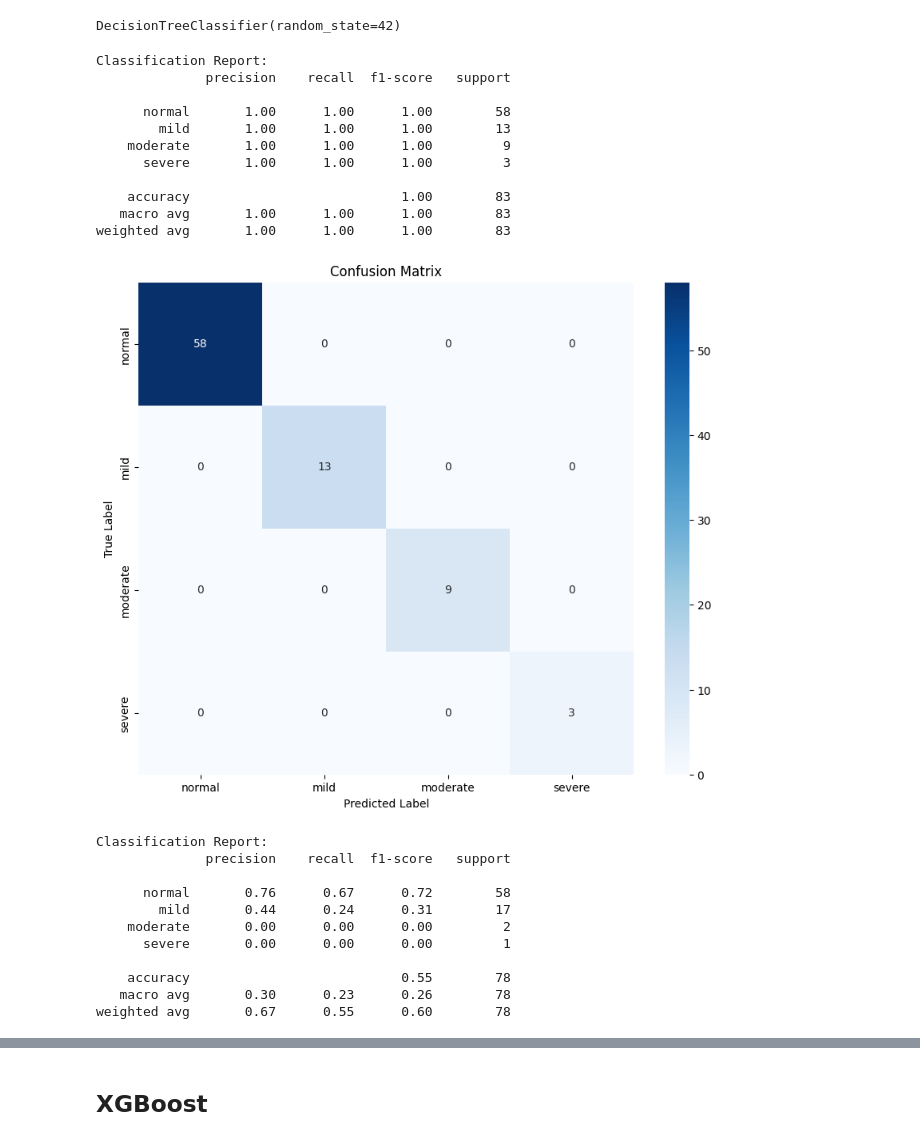
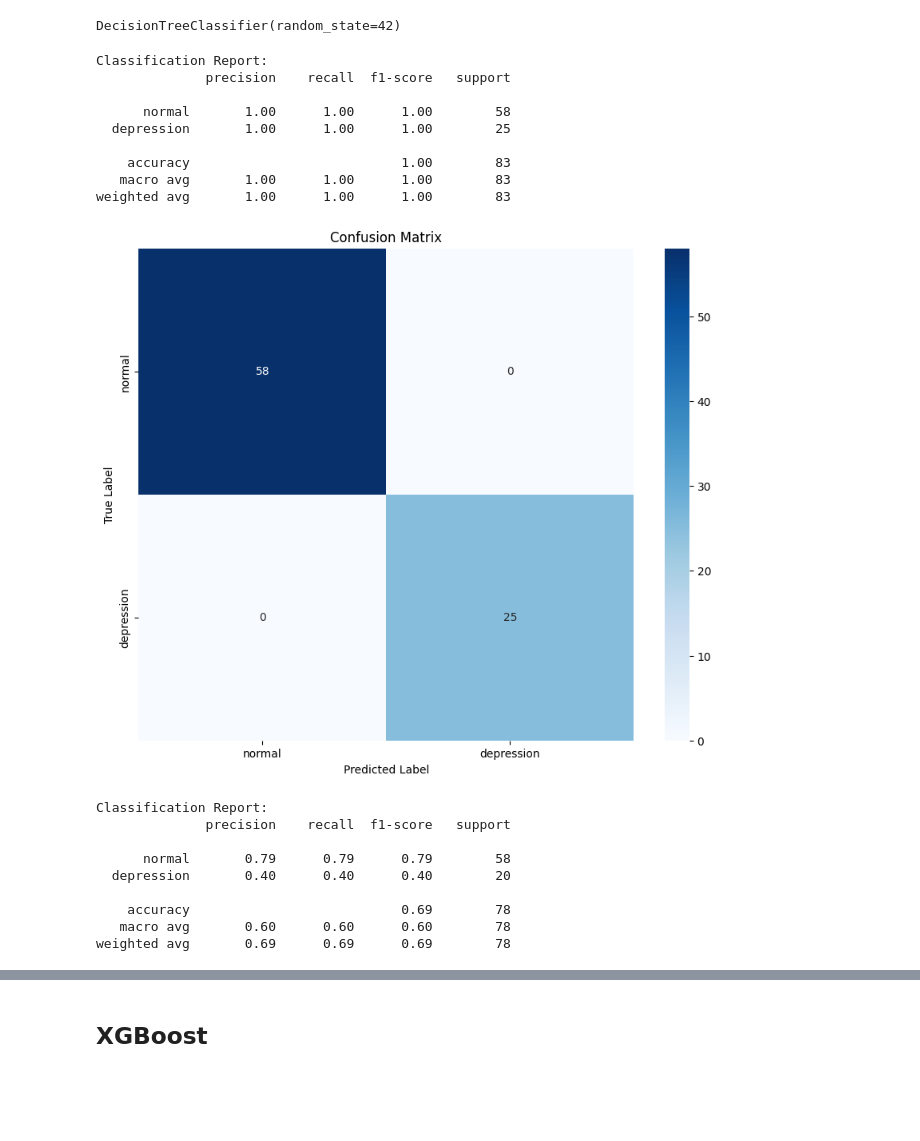
Before and after one commit to csipapicsa/DepressionPrediction, a Jupyter notebook: Model_Simple_EATD-corpus.ipynb, the cells around one changed output, grey strips where cells are left out. Drawn from its saved outputs; the diff is of its cells as text; code cells hidden in the pictures; blank space fills up the shorter version.

```diff
--- a/Model_Simple_EATD-corpus.ipynb
+++ b/Model_Simple_EATD-corpus.ipynb
@@ -19,6 +21,7 @@ folders = os.listdir(BASE_PATH)
 df = pd.read_csv('datasets/depression_categories_EATD-Corpus.csv')
 # the depresison column contains different strings, we need to convert them to integers into a new column
 df['depression_category_int'] = df['depression'].map({'normal': 0, 'mild': 1, 'moderate': 2, 'severe': 3})
+df['depression_category_int_binary'] = df['depression'].map({'normal': 0, 'mild': 1, 'moderate': 1, 'severe': 1})
 
 df_train = df[df['type'] == 'training']
 df_test = df[df['type'] == 'validation']
@@ -39,4 +42,4 @@ from functions import *
 sentiments=['negative', 'neutral', 'positive']
 
 BASE_PATH
-X_train, y_train = process_audio_files(BASE_PATH, df_train, sentiments, method="complex")
+X_train, y_train = process_audio_files(BASE_PATH, df_train, sentiments, method="simple", classification="binary")
@@ -44,7 +51,7 @@ X_train, y_train = process_audio_files(BASE_PATH, df_train, sentiments, method="
 imp.reload(functions)
 from functions import *
 
-X_test, y_test = process_audio_files(BASE_PATH, df_test, sentiments, method="complex")
+X_test, y_test = process_audio_files(BASE_PATH, df_test, sentiments, method="simple", classification="binary")
 # %% [output]
 Processing Summary:
 Successfully processed: 78 folders
@@ -64,30 +71,29 @@ y_pred_train = clf.predict(X_train)
 # %%
 imp.reload(functions)
 from functions import *
 
+# if classificaation is binarry
+labels = ['normal', 'depression']
+
 confusion_matrix_report(y_train, y_pred_train, labels)
 confusion_matrix_report(y_test, y_pred_test, labels)
 # %% [output]
 Classification Report:
               precision    recall  f1-score   support
 
       normal       1.00      1.00      1.00        58
-        mild       1.00      1.00      1.00        13
-    moderate       1.00      1.00      1.00         9
-      severe       1.00      1.00      1.00         3
+  depression       1.00      1.00      1.00        25
 
     accuracy                           1.00        83
    macro avg       1.00      1.00      1.00        83
 weighted avg       1.00      1.00      1.00        83
-[figure, old version]
+[figure, new version]
 Classification Report:
               precision    recall  f1-score   support
 
-      normal       0.76      0.67      0.72        58
-        mild       0.44      0.24      0.31        17
-    moderate       0.00      0.00      0.00         2
-      severe       0.00      0.00      0.00         1
+      normal       0.79      0.79      0.79        58
+  depression       0.40      0.40      0.40        20
 
-    accuracy                           0.55        78
-   macro avg       0.30      0.23      0.26        78
-weighted avg       0.67      0.55      0.60        78
+    accuracy                           0.69        78
+   macro avg       0.60      0.60      0.60        78
+weighted avg       0.69      0.69      0.69        78
```
Also changed, not shown: parts of 11 cells of this notebook, 25 other files.
